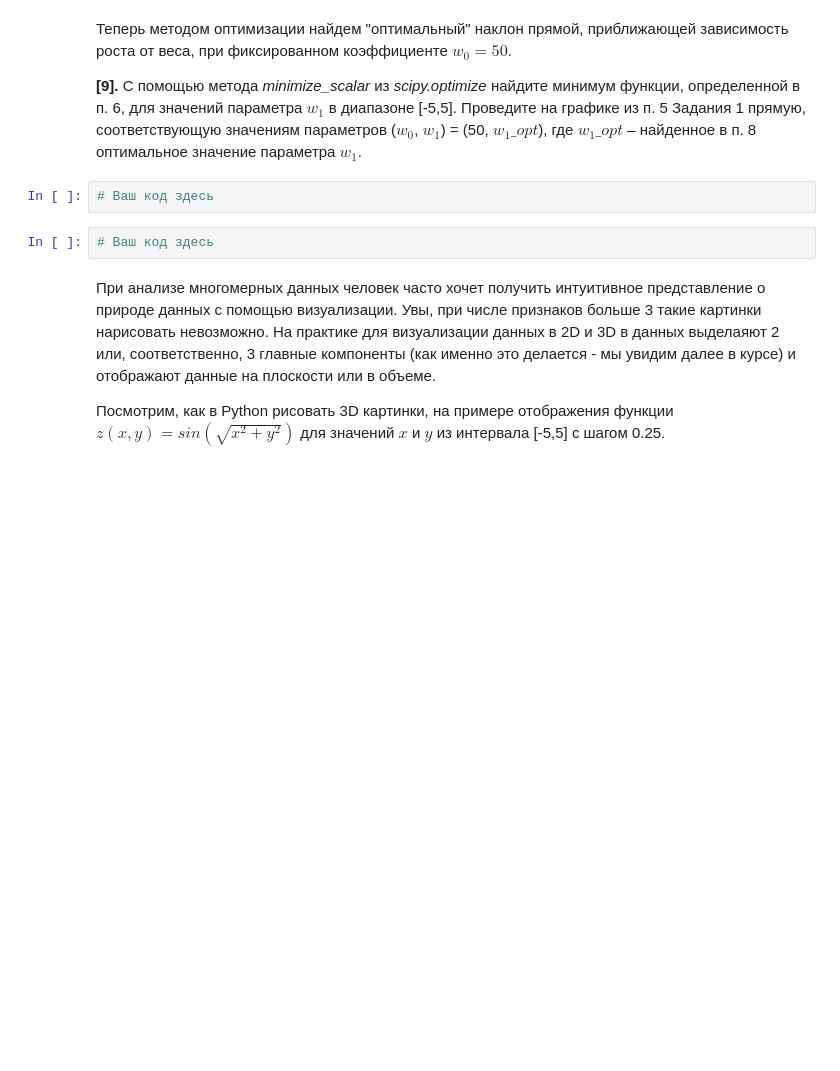
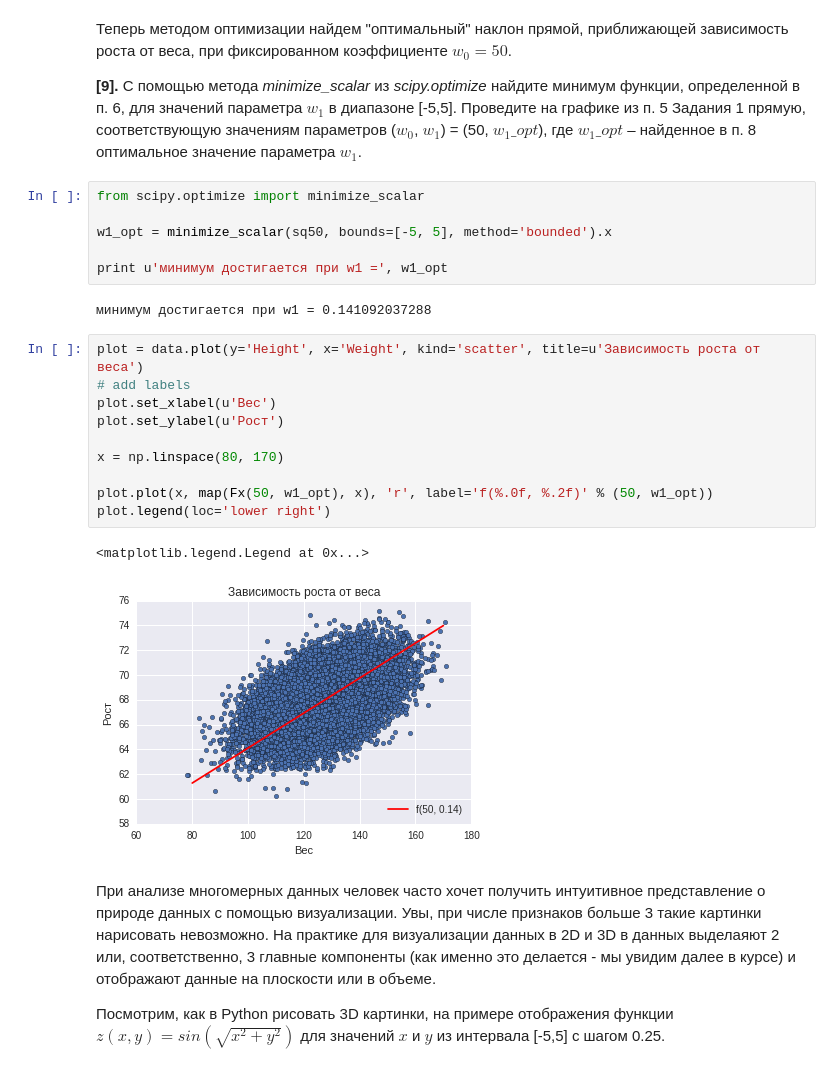
Before and after one commit to MariamSherif/pyda, a Jupyter notebook: nb/peer_review_linreg_height_weight.ipynb, the cells around one changed output. Cells and saved outputs as stored; diff of their text form; blank space fills up the shorter version.

```diff
--- a/nb/peer_review_linreg_height_weight.ipynb
+++ b/nb/peer_review_linreg_height_weight.ipynb
@@ -133,10 +172,27 @@ $$error(w_0, w_1) = \sum_{i=1}^n {(y_i - (w_0 + w_1 * x_i))}^2 $$
 Теперь методом оптимизации найдем "оптимальный" наклон прямой, приближающей зависимость роста от веса, при фиксированном коэффициенте $w_0 = 50$.
 
 **[9].** С помощью метода *minimize_scalar* из *scipy.optimize* найдите минимум функции, определенной в п. 6, для значений параметра  $w_1$ в диапазоне [-5,5]. Проведите на графике из п. 5 Задания 1 прямую, соответствующую значениям параметров ($w_0$, $w_1$) = (50, $w_1\_opt$), где $w_1\_opt$ – найденное в п. 8 оптимальное значение параметра $w_1$.
-# %%
-# Ваш код здесь
-# %%
-# Ваш код здесь
+# %%
+from scipy.optimize import minimize_scalar
+
+w1_opt = minimize_scalar(sq50, bounds=[-5, 5], method='bounded').x
+
+print u'минимум достигается при w1 =', w1_opt
+# %% [output]
+минимум достигается при w1 = 0.141092037288
+# %%
+plot = data.plot(y='Height', x='Weight', kind='scatter', title=u'Зависимость роста от веса')
+# add labels
+plot.set_xlabel(u'Вес')
+plot.set_ylabel(u'Рост')
+
+x = np.linspace(80, 170)
+
+plot.plot(x, map(Fx(50, w1_opt), x), 'r', label='f(%.0f, %.2f)' % (50, w1_opt))
+plot.legend(loc='lower right')
+# %% [output]
+<matplotlib.legend.Legend at 0x...>
+[figure, added]
 # %% [markdown]
 При анализе многомерных данных человек часто хочет получить интуитивное представление о природе данных с помощью визуализации. Увы, при числе признаков больше 3 такие картинки нарисовать невозможно. На практике для визуализации данных в 2D и 3D в данных выделаяют 2 или, соответственно, 3 главные компоненты (как именно это делается - мы увидим далее в курсе) и отображают данные на плоскости или в объеме.
 
```
Also changed, not shown: parts of 10 cells of this notebook.
